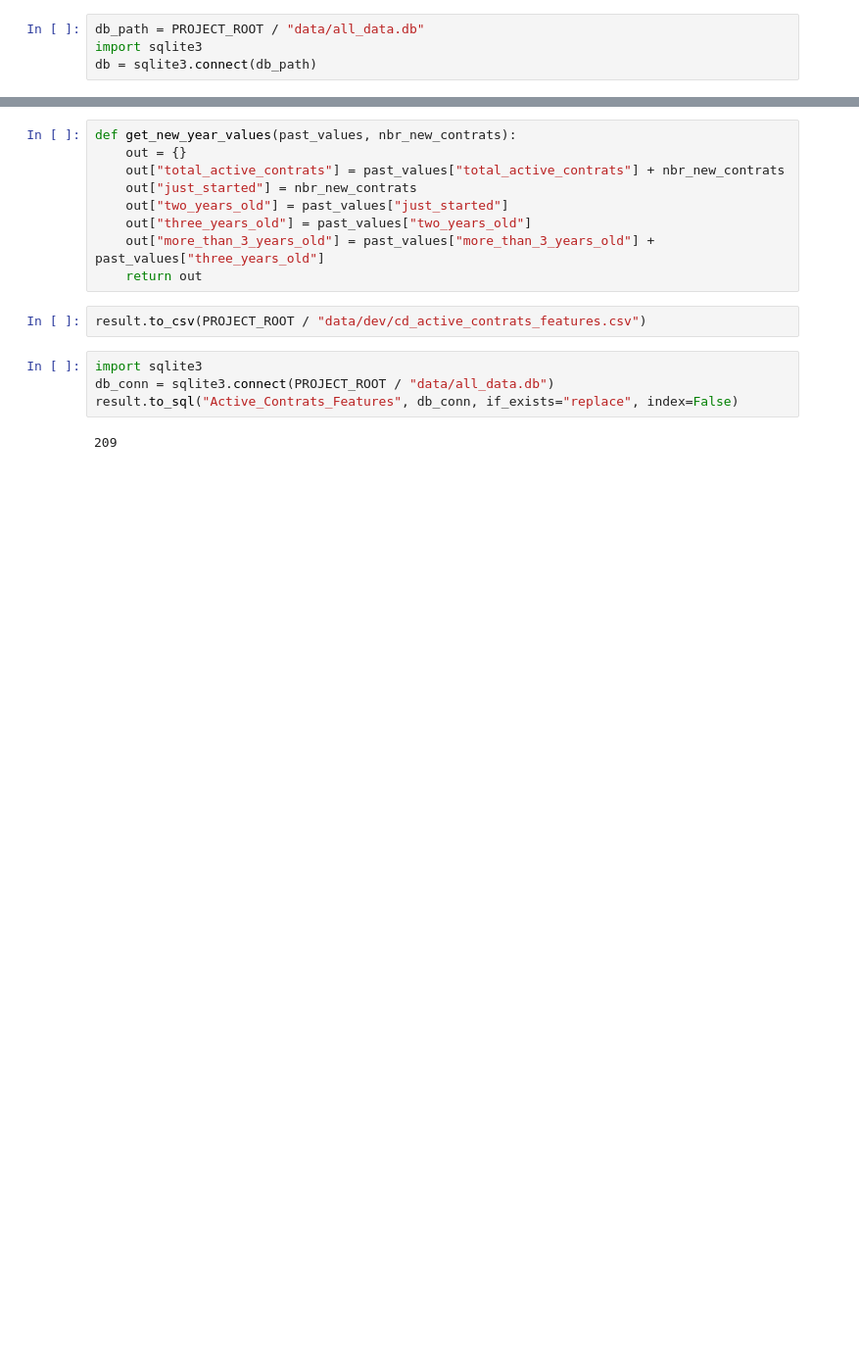
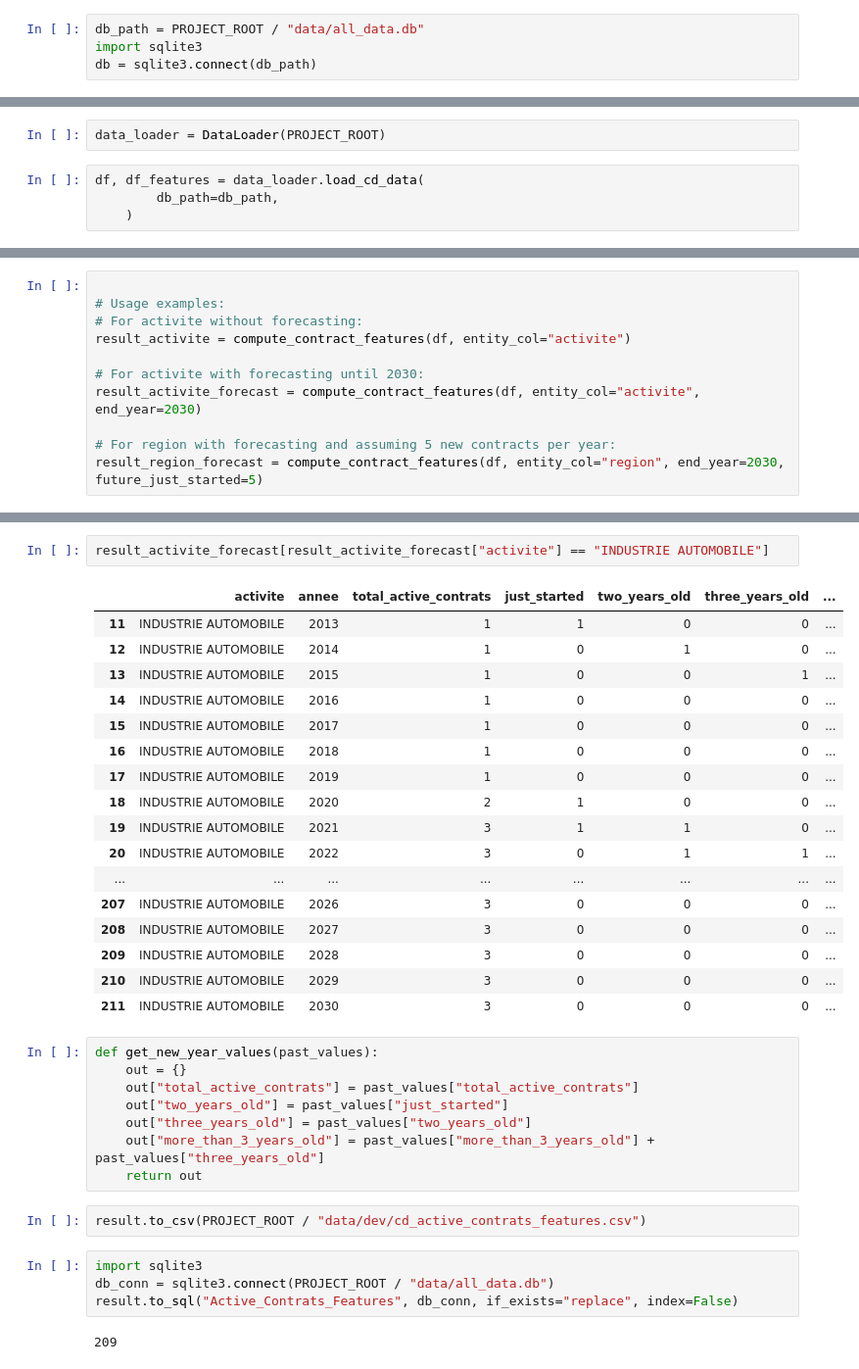
Before and after one commit to eniafou/onee, a Jupyter notebook: notebooks/get_data_activite_n+2.ipynb, the cells around one changed output, grey strips where cells are left out. Shown: that part at 98% size. Saved outputs shown, nothing was run; the diff lists cells and outputs as text; blank space fills up the shorter version.

```diff
--- a/notebooks/get_data_activite_n+2.ipynb
+++ b/notebooks/get_data_activite_n+2.ipynb
@@ -151,0 +19,6 @@ result[result["activite"] == "COKEFACTION, RAFFINAGE, INDUSTRIE NUCLEAIRE"]
+# %%
+data_loader = DataLoader(PROJECT_ROOT)
+# %%
+df, df_features = data_loader.load_cd_data(
+        db_path=db_path,
+    )
@@ -151,0 +242,11 @@ result[result["activite"] == "COKEFACTION, RAFFINAGE, INDUSTRIE NUCLEAIRE"]
+# %%
+
+# Usage examples:
+# For activite without forecasting:
+result_activite = compute_contract_features(df, entity_col="activite")
+
+# For activite with forecasting until 2030:
+result_activite_forecast = compute_contract_features(df, entity_col="activite", end_year=2030)
+
+# For region with forecasting and assuming 5 new contracts per year:
+result_region_forecast = compute_contract_features(df, entity_col="region", end_year=2030, future_just_started=5)
@@ -152,8 +269,27 @@ result[result["activite"] == "COKEFACTION, RAFFINAGE, INDUSTRIE NUCLEAIRE"]
+# %%
+result_activite_forecast[result_activite_forecast["activite"] == "INDUSTRIE AUTOMOBILE"]
+# %% [output]
+|  | activite | annee | total_active_contrats | just_started | two_years_old | three_years_old | ... |
+| 11 | INDUSTRIE AUTOMOBILE | 2013 | 1 | 1 | 0 | 0 | ... |
+| 12 | INDUSTRIE AUTOMOBILE | 2014 | 1 | 0 | 1 | 0 | ... |
+| 13 | INDUSTRIE AUTOMOBILE | 2015 | 1 | 0 | 0 | 1 | ... |
+| 14 | INDUSTRIE AUTOMOBILE | 2016 | 1 | 0 | 0 | 0 | ... |
+| 15 | INDUSTRIE AUTOMOBILE | 2017 | 1 | 0 | 0 | 0 | ... |
+| 16 | INDUSTRIE AUTOMOBILE | 2018 | 1 | 0 | 0 | 0 | ... |
+| 17 | INDUSTRIE AUTOMOBILE | 2019 | 1 | 0 | 0 | 0 | ... |
+| 18 | INDUSTRIE AUTOMOBILE | 2020 | 2 | 1 | 0 | 0 | ... |
+| 19 | INDUSTRIE AUTOMOBILE | 2021 | 3 | 1 | 1 | 0 | ... |
+| 20 | INDUSTRIE AUTOMOBILE | 2022 | 3 | 0 | 1 | 1 | ... |
+| ... | ... | ... | ... | ... | ... | ... | ... |
+| 207 | INDUSTRIE AUTOMOBILE | 2026 | 3 | 0 | 0 | 0 | ... |
+| 208 | INDUSTRIE AUTOMOBILE | 2027 | 3 | 0 | 0 | 0 | ... |
+| 209 | INDUSTRIE AUTOMOBILE | 2028 | 3 | 0 | 0 | 0 | ... |
+| 210 | INDUSTRIE AUTOMOBILE | 2029 | 3 | 0 | 0 | 0 | ... |
+| 211 | INDUSTRIE AUTOMOBILE | 2030 | 3 | 0 | 0 | 0 | ... |
 # %%
-def get_new_year_values(past_values, nbr_new_contrats):
+def get_new_year_values(past_values):
     out = {}
-    out["total_active_contrats"] = past_values["total_active_contrats"] + nbr_new_contrats
-    out["just_started"] = nbr_new_contrats
+    out["total_active_contrats"] = past_values["total_active_contrats"]
     out["two_years_old"] = past_values["just_started"]
     out["three_years_old"] = past_values["two_years_old"]
     out["more_than_3_years_old"] = past_values["more_than_3_years_old"] + past_values["three_years_old"]
```
Also changed, not shown: parts of 12 cells of this notebook, 11 other files.
